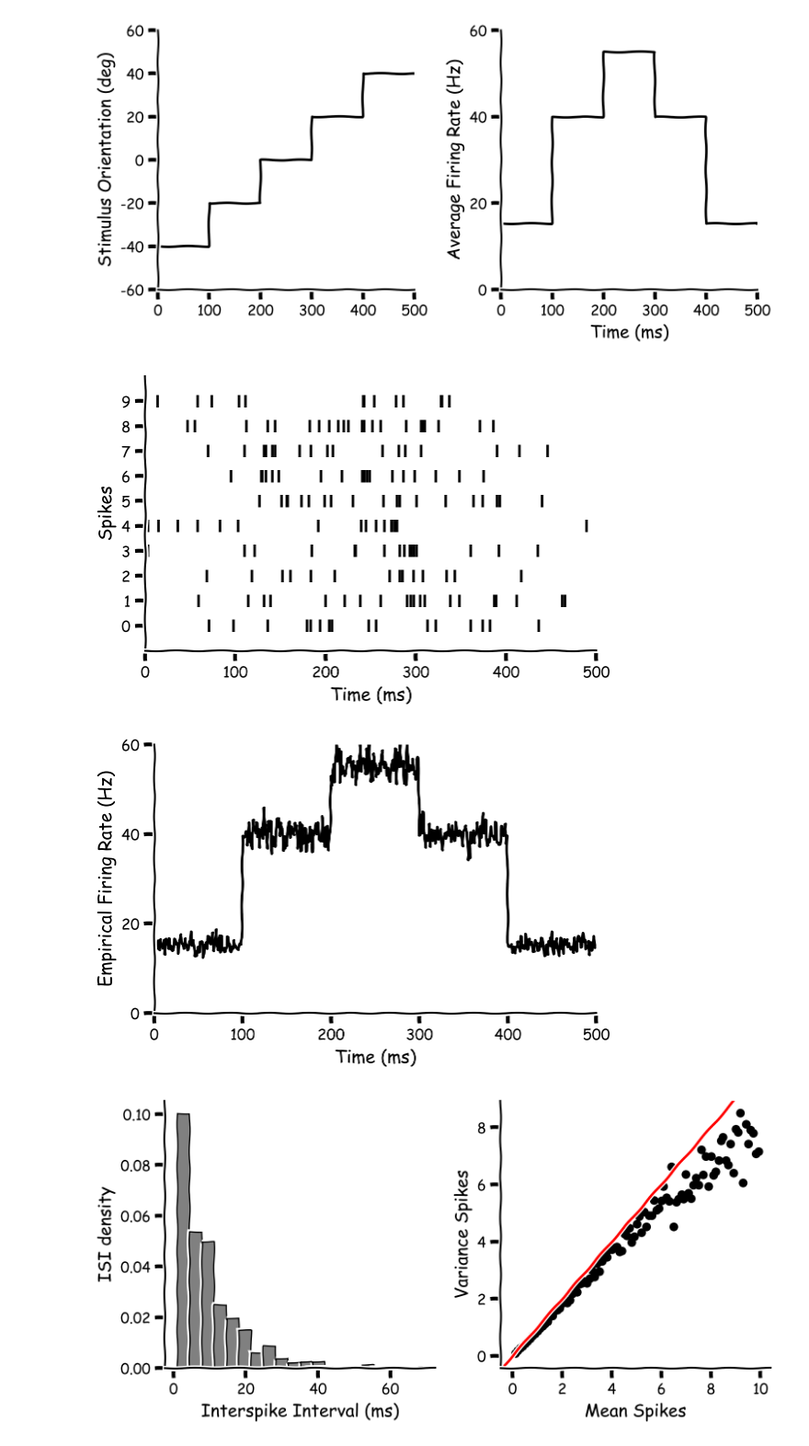
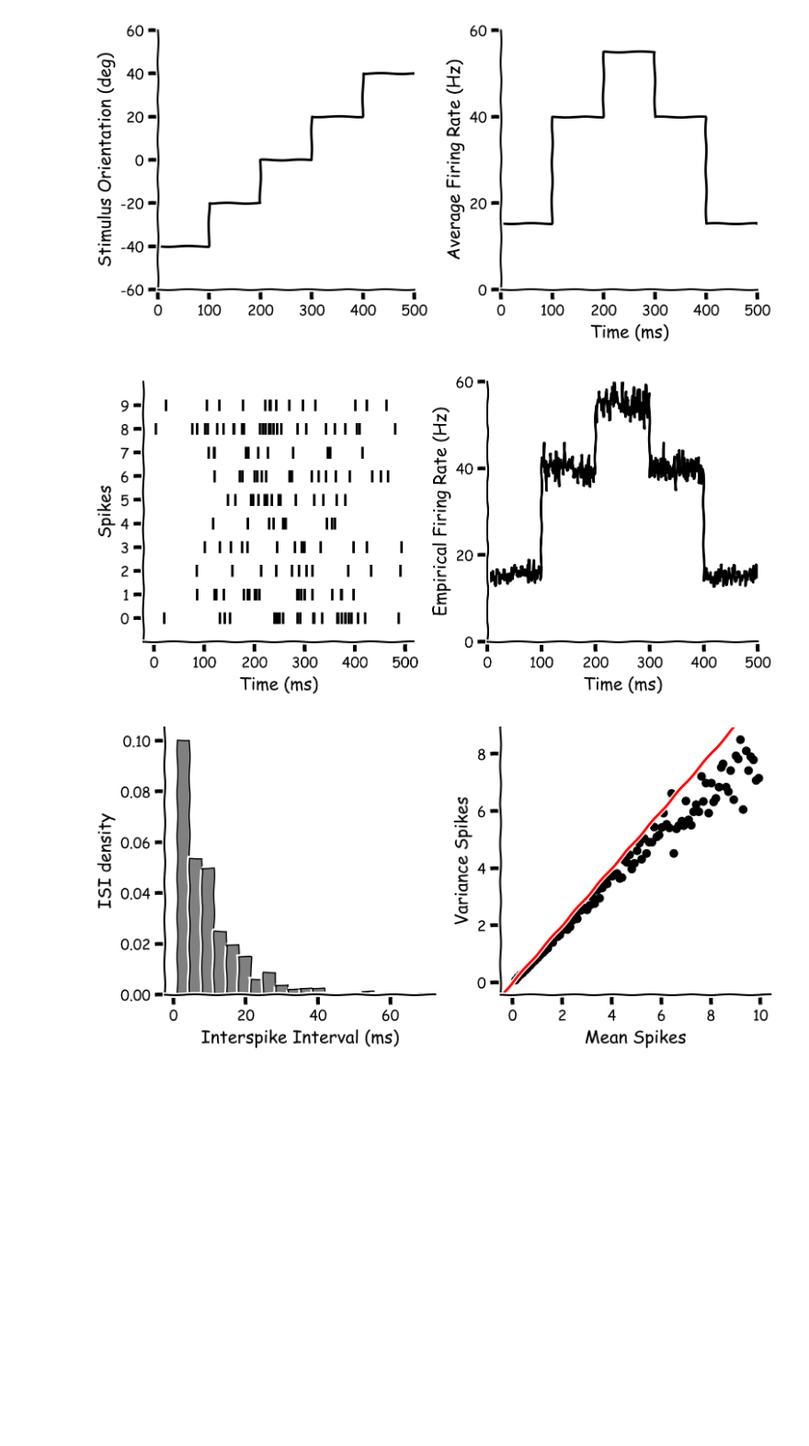
Before and after one commit to Yu-AngCheng/JC, a Jupyter notebook: Theoretical Neuroscience/Ch1.ipynb, the cells around one changed output. Shown at 92% size. Saved outputs shown, nothing was run; the diff lists cells and outputs as text; code cells hidden in the pictures; blank space fills up the shorter version.

```diff
--- a/Theoretical Neuroscience/Ch1.ipynb
+++ b/Theoretical Neuroscience/Ch1.ipynb
@@ -30,24 +30,19 @@ def plot_s_fr(t, stimulus, firing_rate):
   ax[1].set_xlim([0, 500])
   plt.show()
 
-def plot_spikes(T, spike_trains, n_trains):
-  fig, ax = plt.subplots(1, 1, figsize=(6, 4))
+def plot_spikes(t, spike_trains, n_trains):
+  fig, ax = plt.subplots(1, 2, figsize=(8, 4))
   for i in range(n_trains):
-    plt.eventplot(np.argwhere(spike_trains[i]).T,lineoffsets=i, linelengths=0.5, colors=[0,0,0])
-  plt.xlabel("Time (ms)")
-  plt.xlim([0,T])
-  plt.ylabel("Spikes")
-  plt.yticks(np.arange(0, n_trains, 1))
-  plt.show()
-
-def plot_empirical_fr(t, spike_trains):
-  fig, ax = plt.subplots(1, 1, figsize=(6, 4))
-  plt.plot(t,np.mean(spike_trains,axis=0)*1000, 'k')
-  plt.ylabel("Empirical Firing Rate (Hz)")
-  plt.ylim([0, 60])
-  plt.yticks(np.arange(0, 61,20))
-  plt.xlabel("Time (ms)")
-  plt.xlim([0, 500])
+    ax[0].eventplot(np.argwhere(spike_trains[i]).T,lineoffsets=i, linelengths=0.5, colors=[0,0,0])
+  ax[0].set_xlabel("Time (ms)")
+  ax[0].set_ylabel("Spikes")
+  ax[0].set_yticks(np.arange(0, n_trains, 1))
+  ax[1].plot(t,np.mean(spike_trains,axis=0).T*1000, 'k')
+  ax[1].set_ylabel("Empirical Firing Rate (Hz)")
+  ax[1].set_ylim([0, 60])
+  ax[1].set_yticks(np.arange(0, 61,20))
+  ax[1].set_xlabel("Time (ms)")
+  ax[1].set_xlim([0, 500])
   plt.show()
 
 def plot_ISI_Fano(ISI, mean_sc, var_sc):
@@ -87,26 +82,24 @@ def plot_CV_refractory(tau, CV):
 # %%
 # Record Settings
 dt = 1  # 1ms
 T = 500 # 500ms
 t = np.arange(0, T, dt)
 rmax=55
 smax=0
 sigmaf=25
 tuning_function=lambda s: rmax*np.exp(-0.5*(s-smax)**2/sigmaf**2)
 stimulus=np.array([-40, -20, 0, 20, 40]).repeat(len(t)//5)
 fr = tuning_function(stimulus)
 with plt.xkcd():
     plot_s_fr(t,stimulus, fr)
 n_trains = 10000
 p_spike = fr*dt/1000
 spike_trains = (rng.random(size=(n_trains, len(t))) < p_spike).astype(np.uint8)
 with plt.xkcd():
-    plot_spikes(T,spike_trains, n_trains=10)
-    plot_empirical_fr(t, spike_trains)
+    plot_spikes(t,spike_trains, n_trains=10)
 # %% [output]
 [figure]
-[figure, old version]
+[figure, new version]
-[figure, removed]
 # %%
 # Check the metrics within one spike train
 
```
Also changed, not shown: parts of 1 cell of this notebook.
